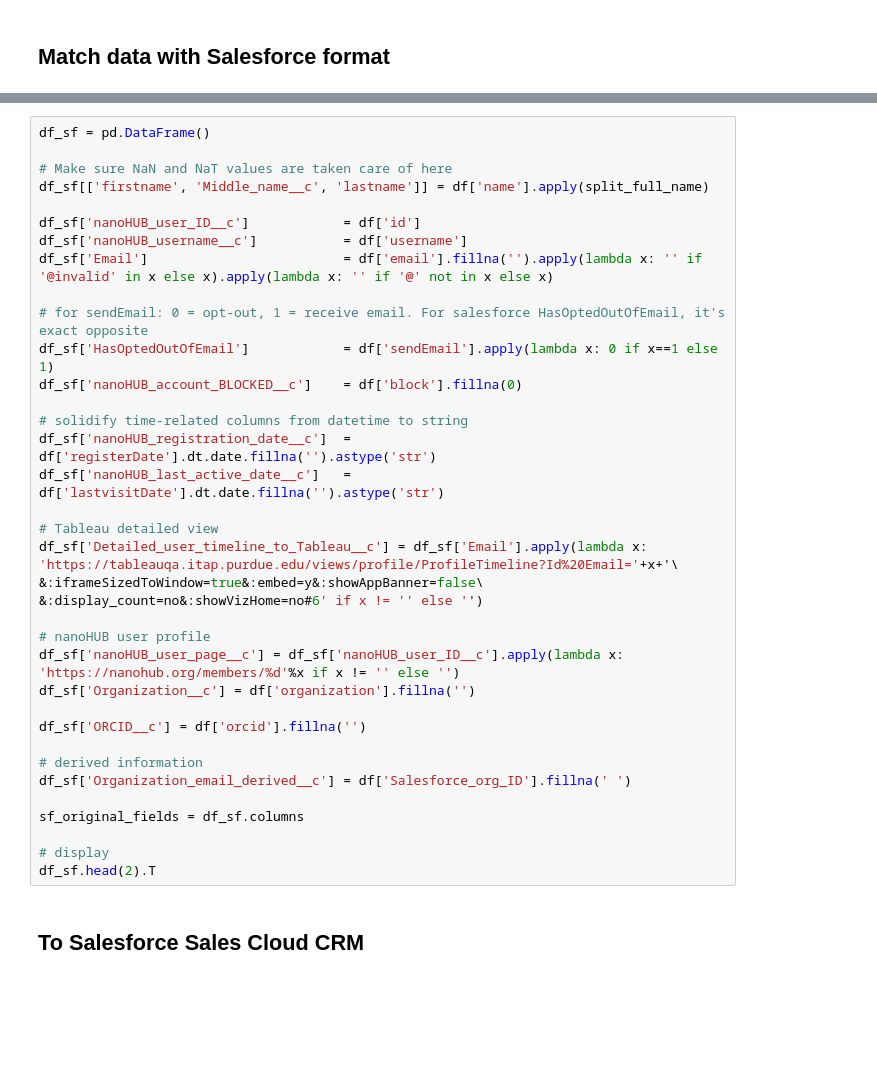
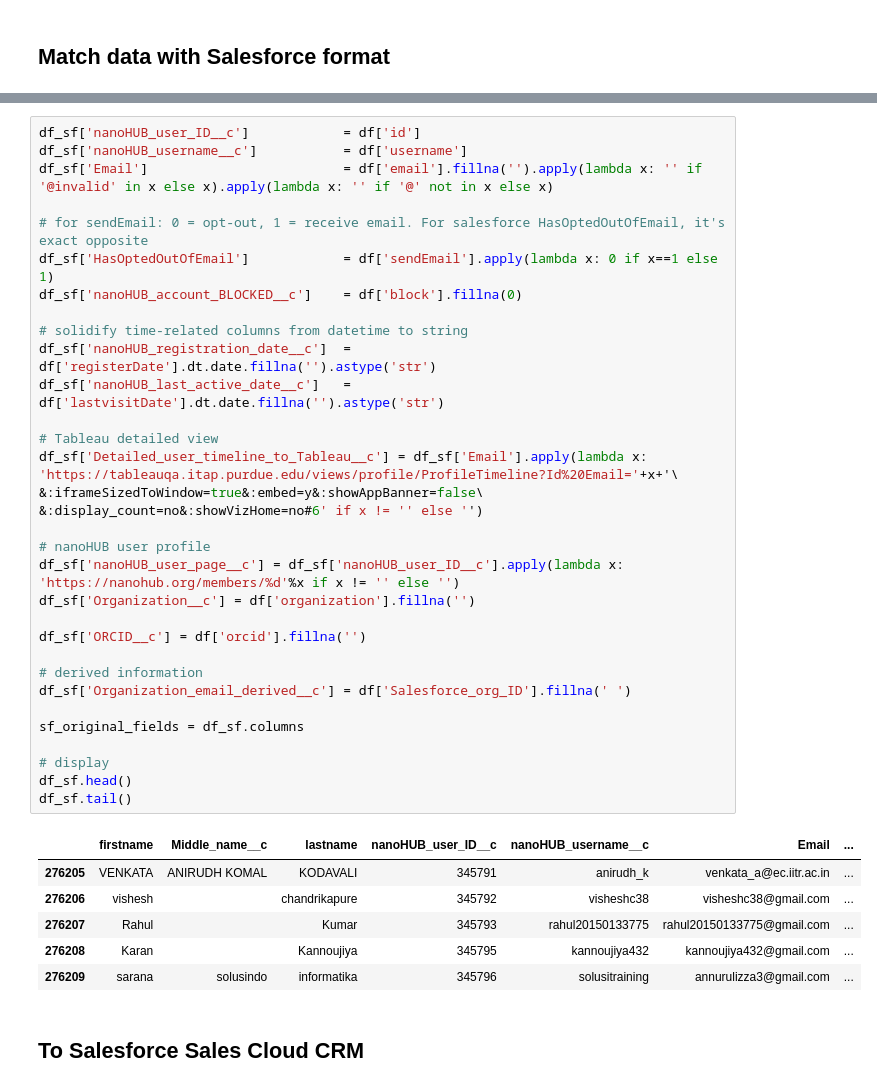
Before and after one commit to saxenap/nanohub, a Jupyter notebook: nanoHUB/pipeline/salesforce/task_user_basic_updates.ipynb, the cells around one changed output, grey strips where cells are left out. Saved outputs shown, nothing was run; the diff lists cells and outputs as text; blank space fills up the shorter version.

```diff
--- a/nanoHUB/pipeline/salesforce/task_user_basic_updates.ipynb
+++ b/nanoHUB/pipeline/salesforce/task_user_basic_updates.ipynb
@@ -325,39 +508,42 @@ def split_full_name(this_name):
 # %%
-df_sf = pd.DataFrame()
-
-# Make sure NaN and NaT values are taken care of here
-df_sf[['firstname', 'Middle_name__c', 'lastname']] = df['name'].apply(split_full_name)
-
 df_sf['nanoHUB_user_ID__c']            = df['id']
 df_sf['nanoHUB_username__c']           = df['username']
 df_sf['Email']                         = df['email'].fillna('').apply(lambda x: '' if '@invalid' in x else x).apply(lambda x: '' if '@' not in x else x)
 
 # for sendEmail: 0 = opt-out, 1 = receive email. For salesforce HasOptedOutOfEmail, it's exact opposite
 df_sf['HasOptedOutOfEmail']            = df['sendEmail'].apply(lambda x: 0 if x==1 else 1)
 df_sf['nanoHUB_account_BLOCKED__c']    = df['block'].fillna(0)
 
 # solidify time-related columns from datetime to string
 df_sf['nanoHUB_registration_date__c']  = df['registerDate'].dt.date.fillna('').astype('str')
 df_sf['nanoHUB_last_active_date__c']   = df['lastvisitDate'].dt.date.fillna('').astype('str')
 
 # Tableau detailed view
 df_sf['Detailed_user_timeline_to_Tableau__c'] = df_sf['Email'].apply(lambda x: 'https://tableauqa.itap.purdue.edu/views/profile/ProfileTimeline?Id%20Email='+x+'\
 &:iframeSizedToWindow=true&:embed=y&:showAppBanner=false\
 &:display_count=no&:showVizHome=no#6' if x != '' else '')
 
 # nanoHUB user profile
 df_sf['nanoHUB_user_page__c'] = df_sf['nanoHUB_user_ID__c'].apply(lambda x: 'https://nanohub.org/members/%d'%x if x != '' else '')
 df_sf['Organization__c'] = df['organization'].fillna('')
 
 df_sf['ORCID__c'] = df['orcid'].fillna('')
 
 # derived information
 df_sf['Organization_email_derived__c'] = df['Salesforce_org_ID'].fillna(' ')
 
 sf_original_fields = df_sf.columns
 
 # display
-df_sf.head(2).T
+df_sf.head()
+df_sf.tail()
+# %% [output]
+|  | firstname | Middle_name__c | lastname | nanoHUB_user_ID__c | nanoHUB_username__c | Email | ... |
+| 276205 | VENKATA | ANIRUDH KOMAL | KODAVALI | 345791 | anirudh_k | venkata_a@ec.iitr.ac.in | ... |
+| 276206 | vishesh |  | chandrikapure | 345792 | visheshc38 | visheshc38@gmail.com | ... |
+| 276207 | Rahul |  | Kumar | 345793 | rahul20150133775 | rahul20150133775@gmail.com | ... |
+| 276208 | Karan |  | Kannoujiya | 345795 | kannoujiya432 | kannoujiya432@gmail.com | ... |
+| 276209 | sarana | solusindo | informatika | 345796 | solusitraining | annurulizza3@gmail.com | ... |
 # %% [markdown]
 ## To Salesforce Sales Cloud CRM
 # %%
```
Also changed, not shown: parts of 21 cells of this notebook.
